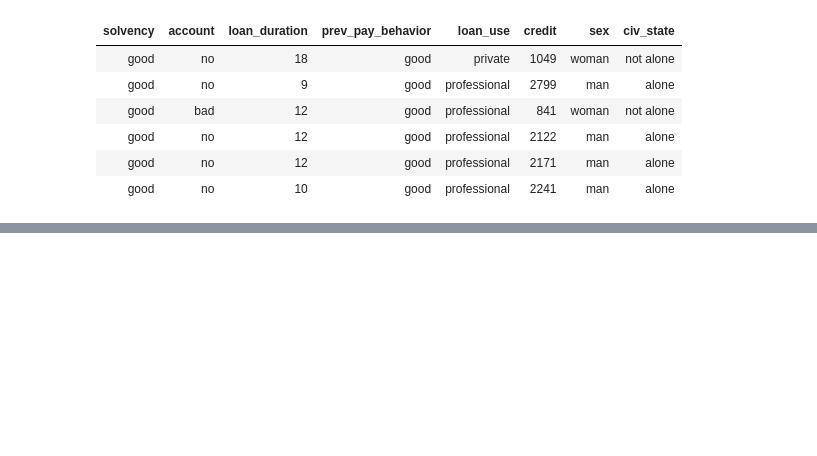
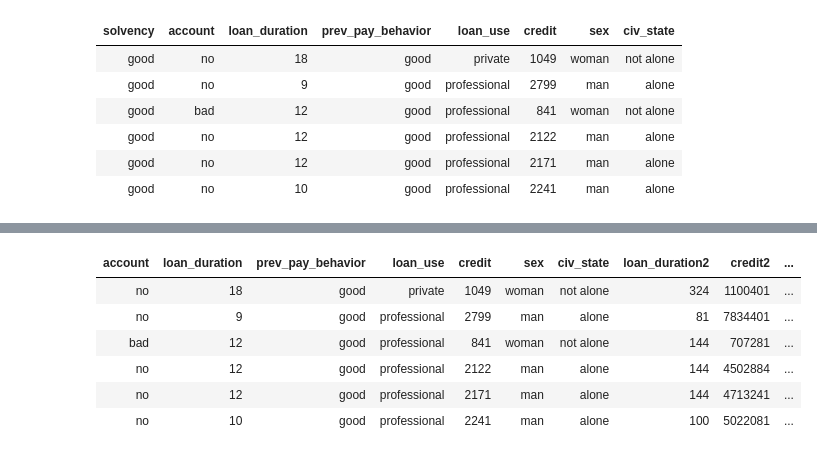
Before and after one commit to gsarti/mlda-course-units, a Jupyter notebook: 11_classification_logistic_regression/classification_logistic_regression.ipynb, the cells around one changed output, grey strips where cells are left out. Saved outputs shown, nothing was run; the diff lists cells and outputs as text; code cells hidden in the pictures; blank space fills up the shorter version.

```diff
--- a/11_classification_logistic_regression/classification_logistic_regression.ipynb
+++ b/11_classification_logistic_regression/classification_logistic_regression.ipynb
@@ -191,0 +328,5 @@ head(data)
+# %%
+# Best subset selection
+Xy = data[, 2:8]
+Xy$solvency = data$solvency
+head(Xy)
@@ -191,0 +375,15 @@ head(data)
+# %%
+# Add transformations of credit and loan_duration to Xy
+Xy  <- Xy[, 1:7]
+Xy$loan_duration2  <- data$loan_duration^2
+Xy$credit2 <- data$credit^2
+Xy$solvency  <- data$solvency
+head(Xy)
+# %% [output]
+| account | loan_duration | prev_pay_behavior | loan_use | credit | sex | civ_state | loan_duration2 | credit2 | ... |
+| no | 18 | good | private | 1049 | woman | not alone | 324 | 1100401 | ... |
+| no | 9 | good | professional | 2799 | man | alone | 81 | 7834401 | ... |
+| bad | 12 | good | professional | 841 | woman | not alone | 144 | 707281 | ... |
+| no | 12 | good | professional | 2122 | man | alone | 144 | 4502884 | ... |
+| no | 12 | good | professional | 2171 | man | alone | 144 | 4713241 | ... |
+| no | 10 | good | professional | 2241 | man | alone | 100 | 5022081 | ... |
```
Also changed, not shown: parts of 22 cells of this notebook.
